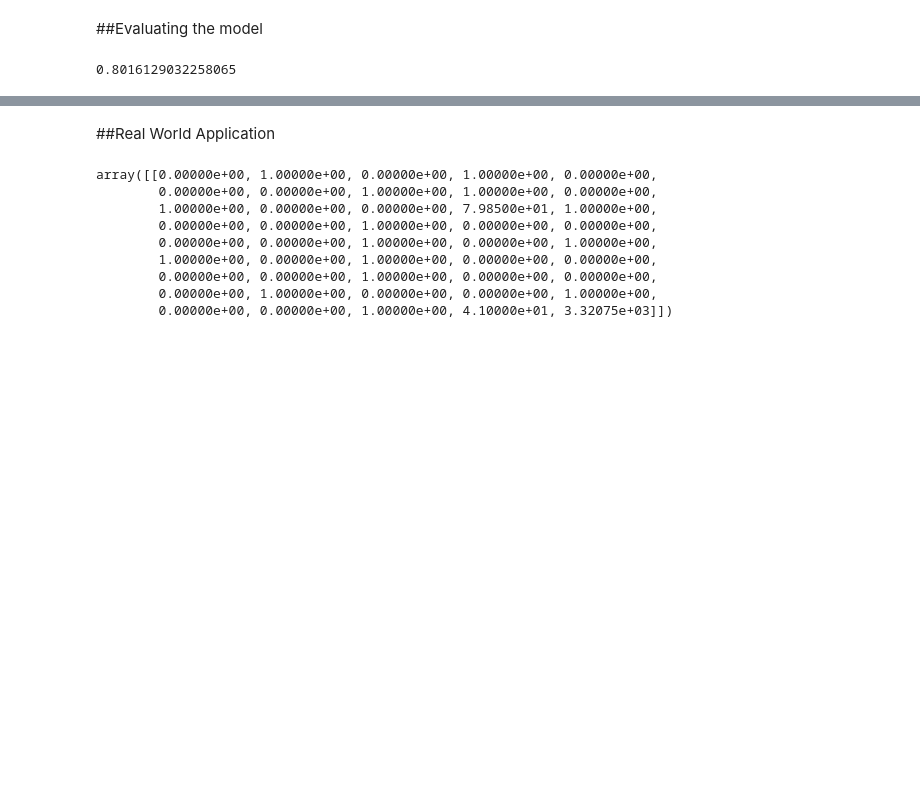
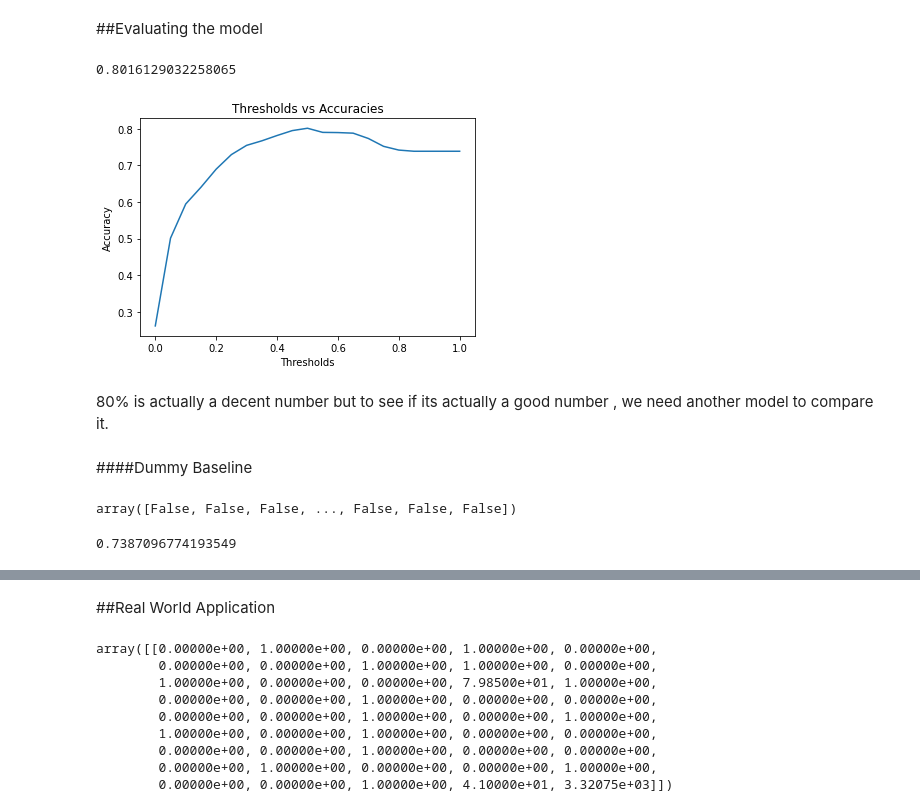
Before and after one commit to saif-byte/DataSciencePortfolio, a Jupyter notebook: Churn Prediction/Churn_or_not_Churn.ipynb, the cells around one changed output, grey strips where cells are left out. Drawn from its saved outputs; the diff is of its cells as text; code cells hidden in the pictures; blank space fills up the shorter version.

```diff
--- a/Churn Prediction/Churn_or_not_Churn.ipynb
+++ b/Churn Prediction/Churn_or_not_Churn.ipynb
@@ -489,3 +489,18 @@ churn = y_pred>=0.5
 0.8016129032258065
 # %%
 #We can see that our model done pretty well by predicting 80% values correct
+# %%
+#we only check the accuracy for 0.5 threshold let us look our accuracy with different thresholds.
+thresholds = np.linspace(0,1,21)
+accuracies = []
+for i in thresholds:
+  acc = accuracy_score(y_val , y_pred >= i)
+  accuracies.append(acc)
+fig = plt.figure()
+plt.plot(thresholds,accuracies)
+plt.xlabel("Thresholds")
+plt.ylabel("Accuracy")
+plt.title("Thresholds vs Accuracies")
+plt.show()
+# %% [output]
+[figure, added]
@@ -491,0 +509,15 @@ churn = y_pred>=0.5
+# %% [markdown]
+80% is actually a decent number but to see if its actually a good number , we need another model to compare it.
+# %% [markdown]
+####Dummy Baseline
+# %%
+#we will make a model that will predict a false value for each customer
+size_val = len(y_val)
+baseline = np.repeat(False , size_val)
+baseline
+# %% [output]
+array([False, False, False, ..., False, False, False])
+# %%
+accuracy_score(baseline , y_val)
+# %% [output]
+0.7387096774193549
```
Also changed, not shown: parts of 42 cells of this notebook.
